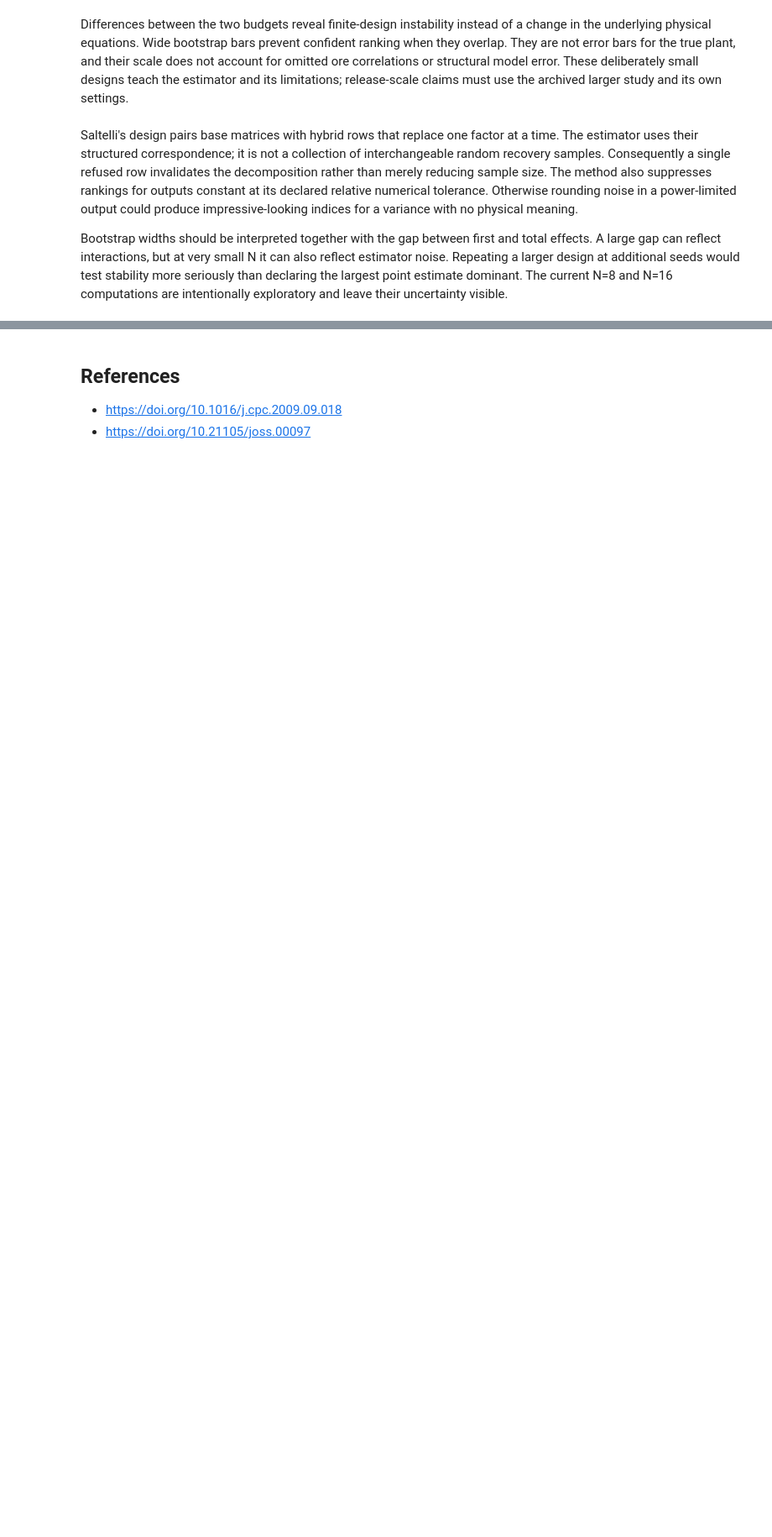
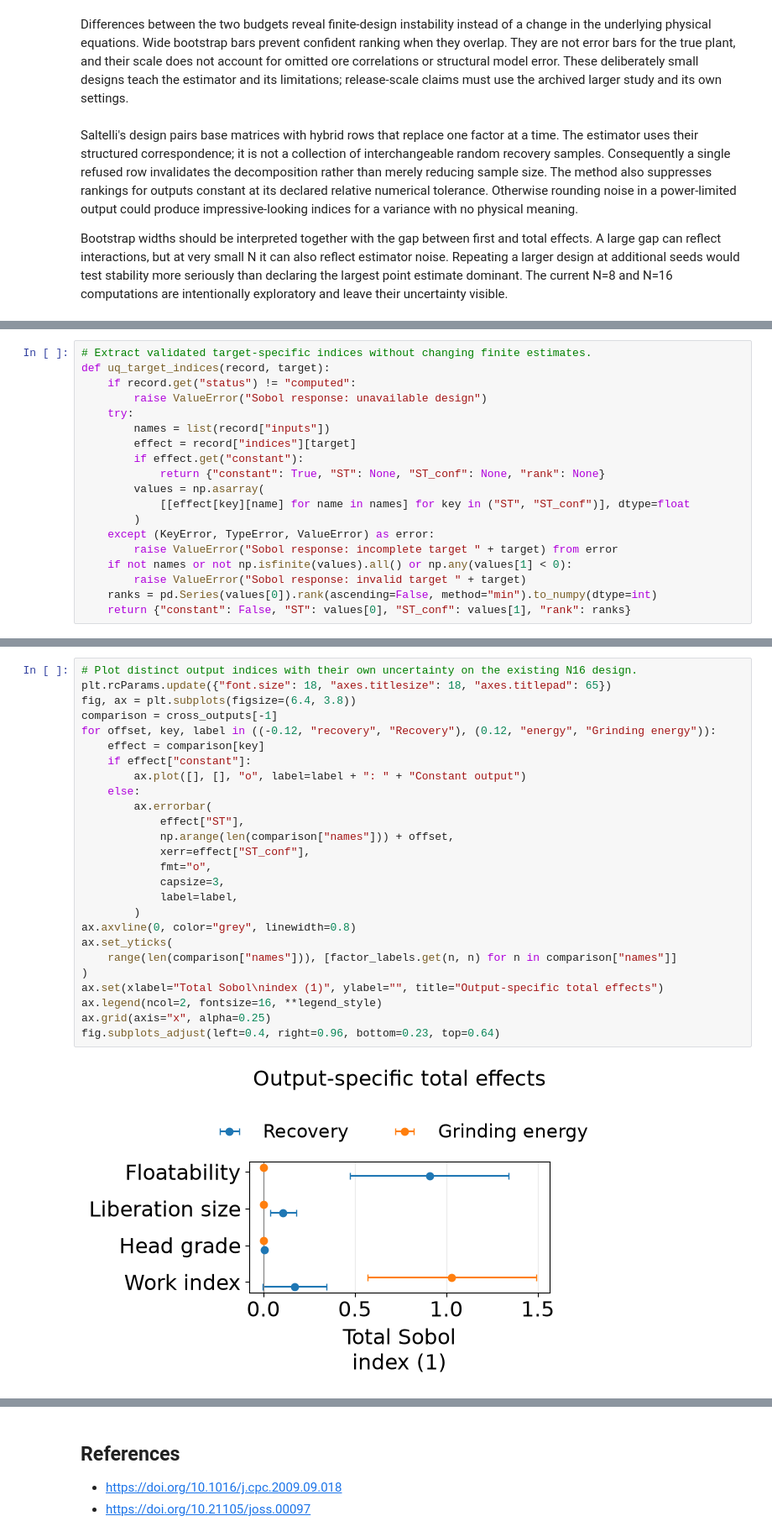
Before and after one commit to fsantibanezleal/CAOS_OreFlow, a Jupyter notebook: notebooks/en/05-uncertainty/03-research-comparison.ipynb, the cells around one changed output, grey strips where cells are left out. Shown at 84% size. Saved outputs shown, nothing was run; the diff lists cells and outputs as text; blank space fills up the shorter version.

Commit message:
Complete comparative uncertainty lessons and adapt adversarial fixtures

```diff
--- a/notebooks/en/05-uncertainty/03-research-comparison.ipynb
+++ b/notebooks/en/05-uncertainty/03-research-comparison.ipynb
@@ -209,0 +212,19 @@ Bootstrap widths should be interpreted together with the gap between first and t
+# %%
+# Extract validated target-specific indices without changing finite estimates.
+def uq_target_indices(record, target):
+    if record.get("status") != "computed":
+        raise ValueError("Sobol response: unavailable design")
+    try:
+        names = list(record["inputs"])
+        effect = record["indices"][target]
+        if effect.get("constant"):
+            return {"constant": True, "ST": None, "ST_conf": None, "rank": None}
+        values = np.asarray(
+            [[effect[key][name] for name in names] for key in ("ST", "ST_conf")], dtype=float
+        )
+    except (KeyError, TypeError, ValueError) as error:
+        raise ValueError("Sobol response: incomplete target " + target) from error
+    if not names or not np.isfinite(values).all() or np.any(values[1] < 0):
+        raise ValueError("Sobol response: invalid target " + target)
+    ranks = pd.Series(values[0]).rank(ascending=False, method="min").to_numpy(dtype=int)
+    return {"constant": False, "ST": values[0], "ST_conf": values[1], "rank": ranks}
@@ -209,0 +293,28 @@ Bootstrap widths should be interpreted together with the gap between first and t
+# %%
+# Plot distinct output indices with their own uncertainty on the existing N16 design.
+plt.rcParams.update({"font.size": 18, "axes.titlesize": 18, "axes.titlepad": 65})
+fig, ax = plt.subplots(figsize=(6.4, 3.8))
+comparison = cross_outputs[-1]
+for offset, key, label in ((-0.12, "recovery", "Recovery"), (0.12, "energy", "Grinding energy")):
+    effect = comparison[key]
+    if effect["constant"]:
+        ax.plot([], [], "o", label=label + ": " + "Constant output")
+    else:
+        ax.errorbar(
+            effect["ST"],
+            np.arange(len(comparison["names"])) + offset,
+            xerr=effect["ST_conf"],
+            fmt="o",
+            capsize=3,
+            label=label,
+        )
+ax.axvline(0, color="grey", linewidth=0.8)
+ax.set_yticks(
+    range(len(comparison["names"])), [factor_labels.get(n, n) for n in comparison["names"]]
+)
+ax.set(xlabel="Total Sobol\nindex (1)", ylabel="", title="Output-specific total effects")
+ax.legend(ncol=2, fontsize=16, **legend_style)
+ax.grid(axis="x", alpha=0.25)
+fig.subplots_adjust(left=0.4, right=0.96, bottom=0.23, top=0.64)
+# %% [output]
+[figure, added]
```
Also changed, not shown: parts of 16 cells of this notebook, 13 other files.
